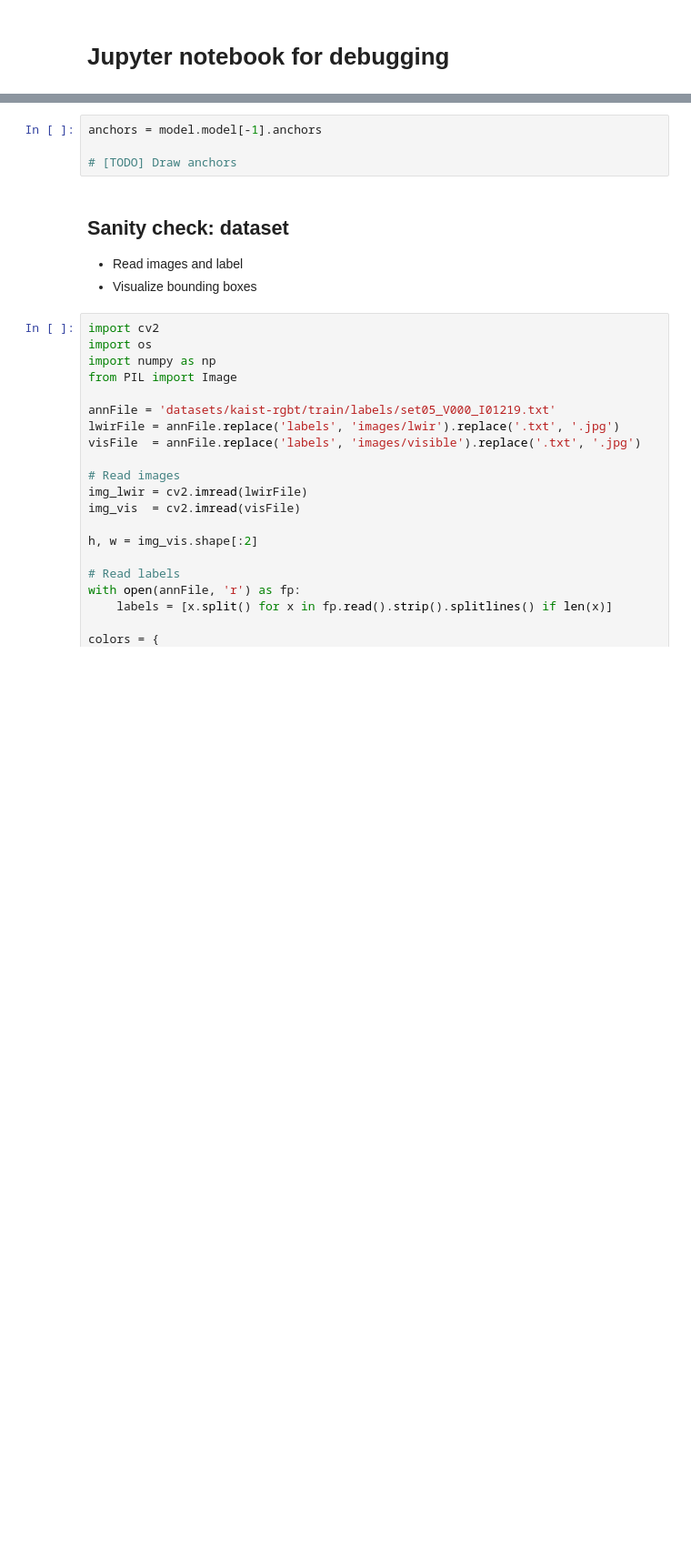
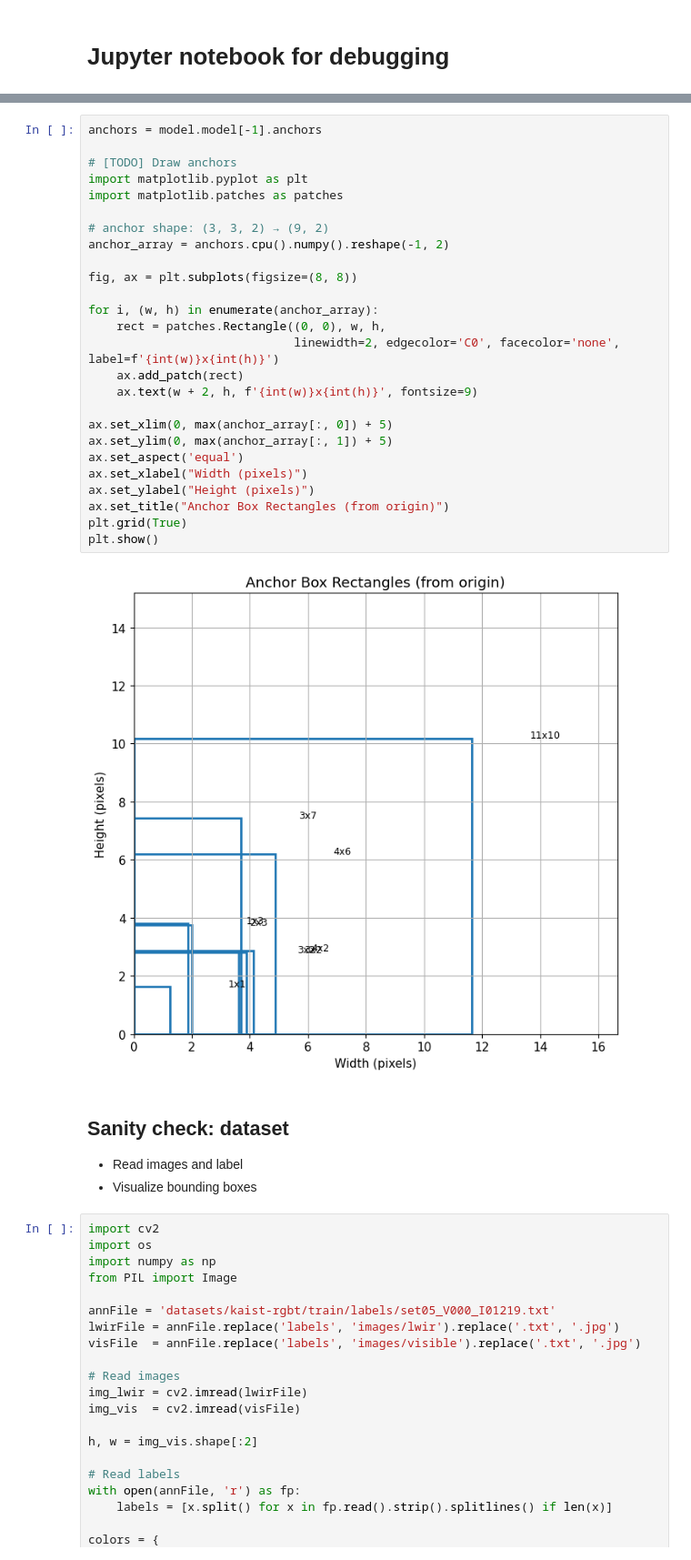
Before and after one commit to hoeunsu3/AUE8088, a Jupyter notebook: debug_kaist.ipynb, the cells around one changed output, grey strips where cells are left out. Shown at 91% size. Cells and saved outputs as stored; diff of their text form; blank space fills up the shorter version.

```diff
--- a/debug_kaist.ipynb
+++ b/debug_kaist.ipynb
@@ -43,7 +47,31 @@ YOLOv5n_kaist-rgbt summary: 248 layers, 1838363 parameters, 1838363 gradients
-# %%
-anchors = model.model[-1].anchors
-
-# [TODO] Draw anchors
+# %%
+anchors = model.model[-1].anchors
+
+# [TODO] Draw anchors
+import matplotlib.pyplot as plt
+import matplotlib.patches as patches
+
+# anchor shape: (3, 3, 2) → (9, 2)
+anchor_array = anchors.cpu().numpy().reshape(-1, 2)
+
+fig, ax = plt.subplots(figsize=(8, 8))
+
+for i, (w, h) in enumerate(anchor_array):
+    rect = patches.Rectangle((0, 0), w, h,
+                             linewidth=2, edgecolor='C0', facecolor='none', label=f'{int(w)}x{int(h)}')
+    ax.add_patch(rect)
+    ax.text(w + 2, h, f'{int(w)}x{int(h)}', fontsize=9)
+
+ax.set_xlim(0, max(anchor_array[:, 0]) + 5)
+ax.set_ylim(0, max(anchor_array[:, 1]) + 5)
+ax.set_aspect('equal')
+ax.set_xlabel("Width (pixels)")
+ax.set_ylabel("Height (pixels)")
+ax.set_title("Anchor Box Rectangles (from origin)")
+plt.grid(True)
+plt.show()
+# %% [output]
+[figure, added]
 # %% [markdown]
 ## Sanity check: dataset
 - Read images and label
```
Also changed, not shown: parts of 4 cells of this notebook, 5 other files.
